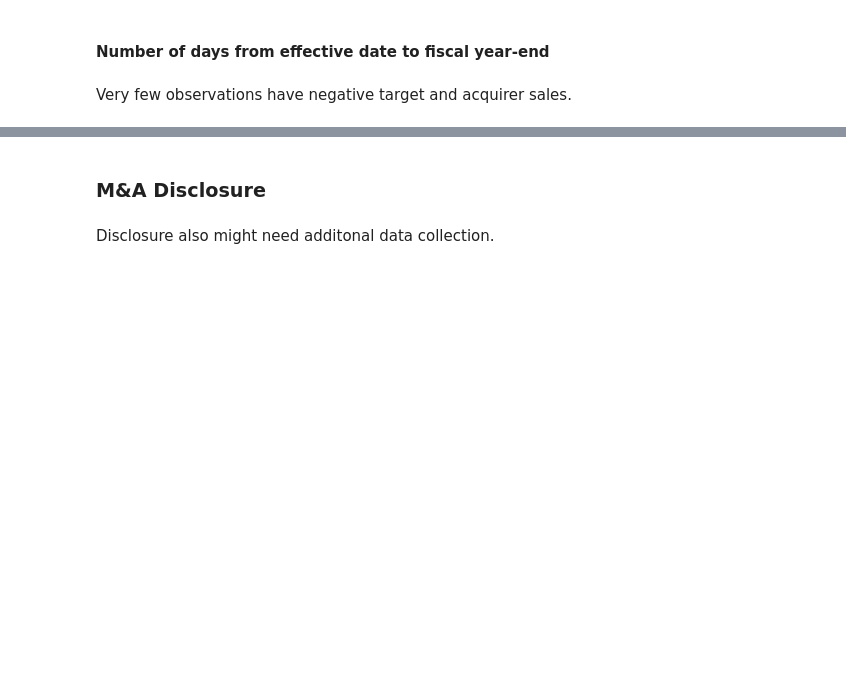
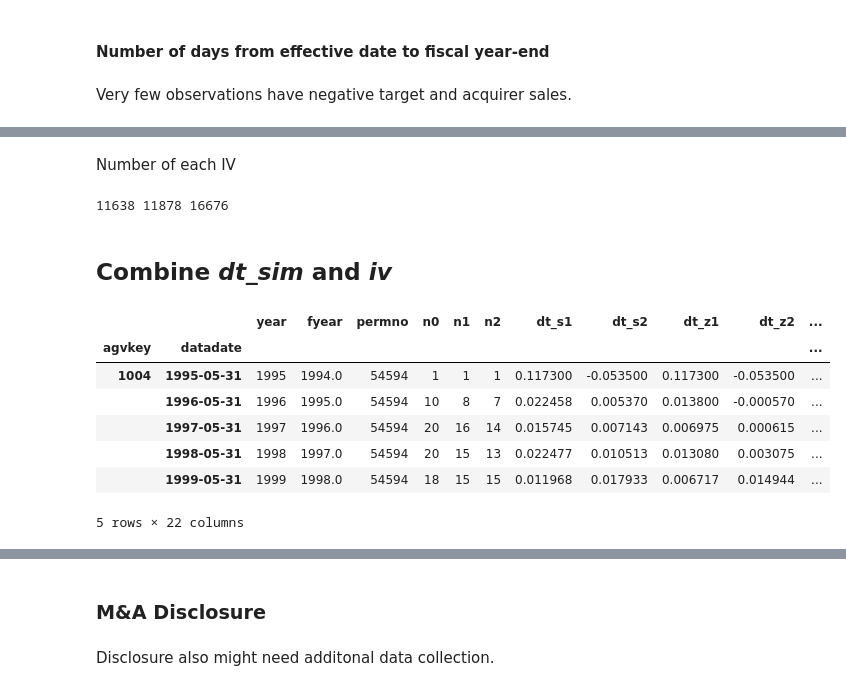
Before and after one commit to heejinohn/cko2019, a Jupyter notebook: 1_code/Review_IV.ipynb, the cells around one changed output, grey strips where cells are left out. Saved outputs shown, nothing was run; the diff lists cells and outputs as text; code cells hidden in the pictures; blank space fills up the shorter version.

```diff
--- a/1_code/Review_IV.ipynb
+++ b/1_code/Review_IV.ipynb
@@ -456,0 +533,39 @@ IV[IV['IV']==0]
+# %%
+iv['iv4'] = np.where((iv['iv4']==0)&(iv['iv5']==0)&(iv['iv6']>0),
+                     np.NaN, iv['iv4'])
+iv['iv5'] = np.where((iv['iv4'].isna())&(iv['iv5']==0)&(iv['iv6']>0),
+                     np.NaN, iv['iv5'])
+# %%
+iv['iv4'] = np.where((iv['iv4']==0)&(iv['iv5']==0)&(iv['iv6']==0),
+                     np.NaN, iv['iv4'])
+iv['iv5'] = np.where((iv['iv4'].isna())&(iv['iv5']==0)&(iv['iv6']==0),
+                     np.NaN, iv['iv5'])
+iv['iv6'] = np.where((iv['iv4'].isna())&(iv['iv5'].isna())&(iv['iv6']==0),
+                     np.NaN, iv['iv6'])
+# %%
+iv['iv1'] = np.where(iv['iv4'].isna(), np.NaN, iv['iv1'])
+iv['iv2'] = np.where(iv['iv5'].isna(), np.NaN, iv['iv2'])
+iv['iv3'] = np.where(iv['iv6'].isna(), np.NaN, iv['iv3'])
+# %% [markdown]
+Number of each IV
+# %%
+print(len(iv[iv['iv1'].notnull()]),len(iv[iv['iv2'].notnull()]),len(iv[iv['iv3'].notnull()]))
+# %% [output]
+11638 11878 16676
+# %% [markdown]
+## Combine _dt_sim_ and _iv_
+# %%
+sim_iv = dt_sim[dt_sim['dt_s1'].notnull()].reset_index().rename(columns={'gvkey1':'agvkey'}).merge(iv.reset_index(),
+                                                                        on=['agvkey','datadate'],
+                                                                        indicator=True, how='left').set_index(['agvkey','datadate'])
+# %%
+sim_iv.head()
+# %% [output]
+|  |  | year | fyear | permno | n0 | n1 | n2 | dt_s1 | dt_s2 | dt_z1 | dt_z2 | ... |
+| agvkey | datadate |  |  |  |  |  |  |  |  |  |  | ... |
+| 1004 | 1995-05-31 | 1995 | 1994.0 | 54594 | 1 | 1 | 1 | 0.117300 | -0.053500 | 0.117300 | -0.053500 | ... |
+|  | 1996-05-31 | 1996 | 1995.0 | 54594 | 10 | 8 | 7 | 0.022458 | 0.005370 | 0.013800 | -0.000570 | ... |
+|  | 1997-05-31 | 1997 | 1996.0 | 54594 | 20 | 16 | 14 | 0.015745 | 0.007143 | 0.006975 | 0.000615 | ... |
+|  | 1998-05-31 | 1998 | 1997.0 | 54594 | 20 | 15 | 13 | 0.022477 | 0.010513 | 0.013080 | 0.003075 | ... |
+|  | 1999-05-31 | 1999 | 1998.0 | 54594 | 18 | 15 | 15 | 0.011968 | 0.017933 | 0.006717 | 0.014944 | ... |
+5 rows × 22 columns
```
Also changed, not shown: parts of 47 cells of this notebook.
